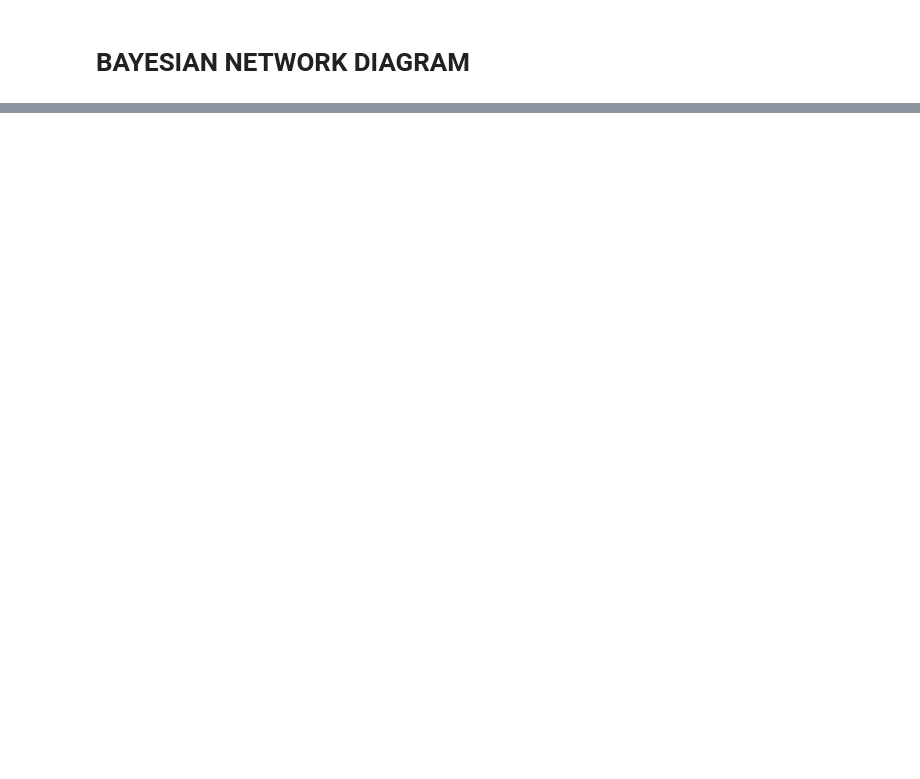
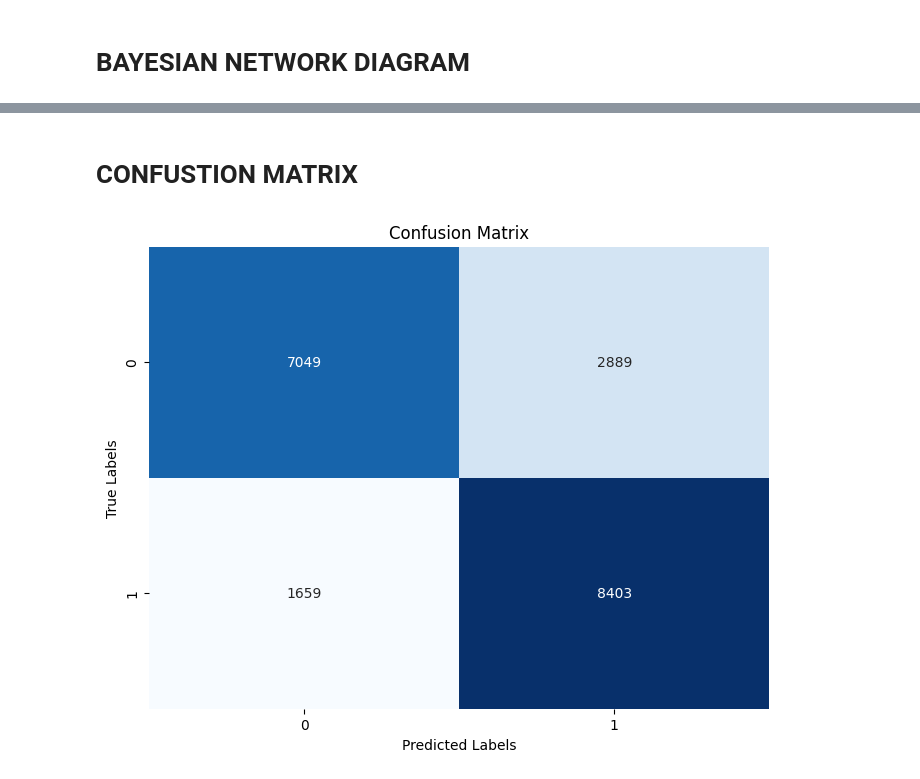
Before and after one commit to AltaafAlly/Probabilistic-Graphical-Model-Using-Bayesian-Networks, a Jupyter notebook: Assignment.ipynb, the cells around one changed output, grey strips where cells are left out. Drawn from its saved outputs; the diff is of its cells as text; code cells hidden in the pictures; blank space fills up the shorter version.

```diff
--- a/Assignment.ipynb
+++ b/Assignment.ipynb
@@ -202,0 +179,19 @@ plt.show()
+# %% [markdown]
+# CONFUSTION MATRIX
+# %%
+# Define true labels and predicted labels
+true_labels = val_y_true  # Replace with your true labels
+predicted_labels = val_y_pred  # Replace with your predicted labels
+
+# Create the confusion matrix
+cm = confusion_matrix(true_labels, predicted_labels)
+
+# Plot the confusion matrix
+plt.figure(figsize=(8, 6))
+sns.heatmap(cm, annot=True, fmt='d', cmap='Blues', cbar=False)
+plt.xlabel('Predicted Labels')
+plt.ylabel('True Labels')
+plt.title('Confusion Matrix')
+plt.show()
+# %% [output]
+[figure, added]
```
Also changed, not shown: parts of 14 cells of this notebook, 1 other file.
